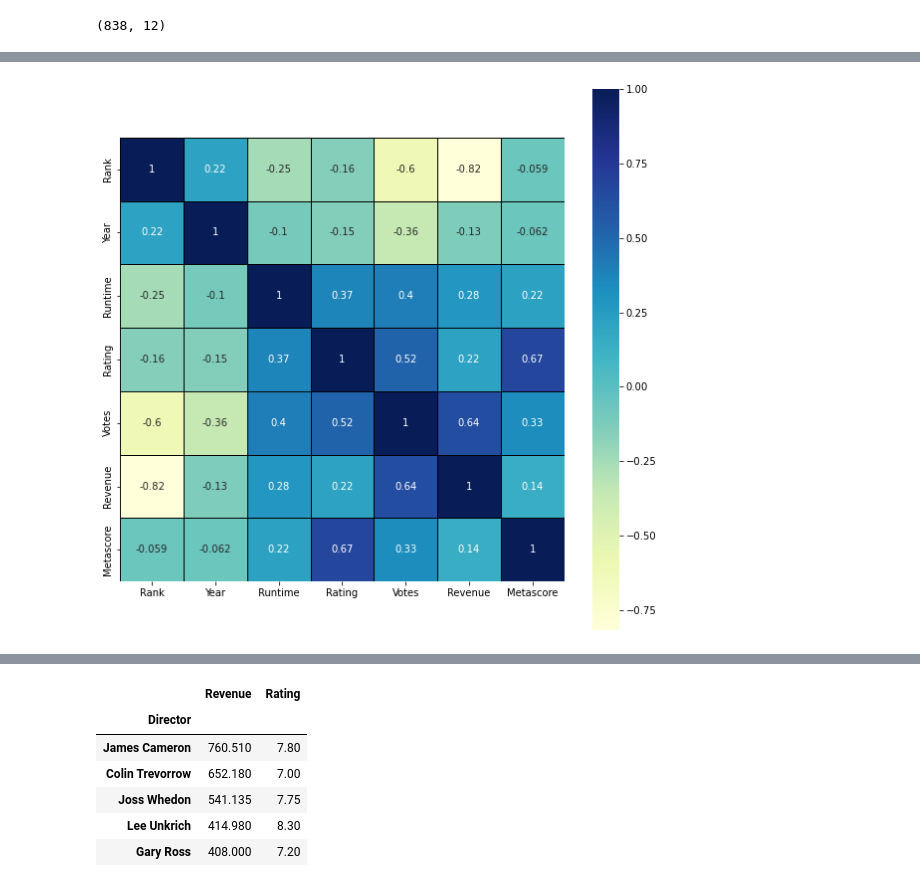
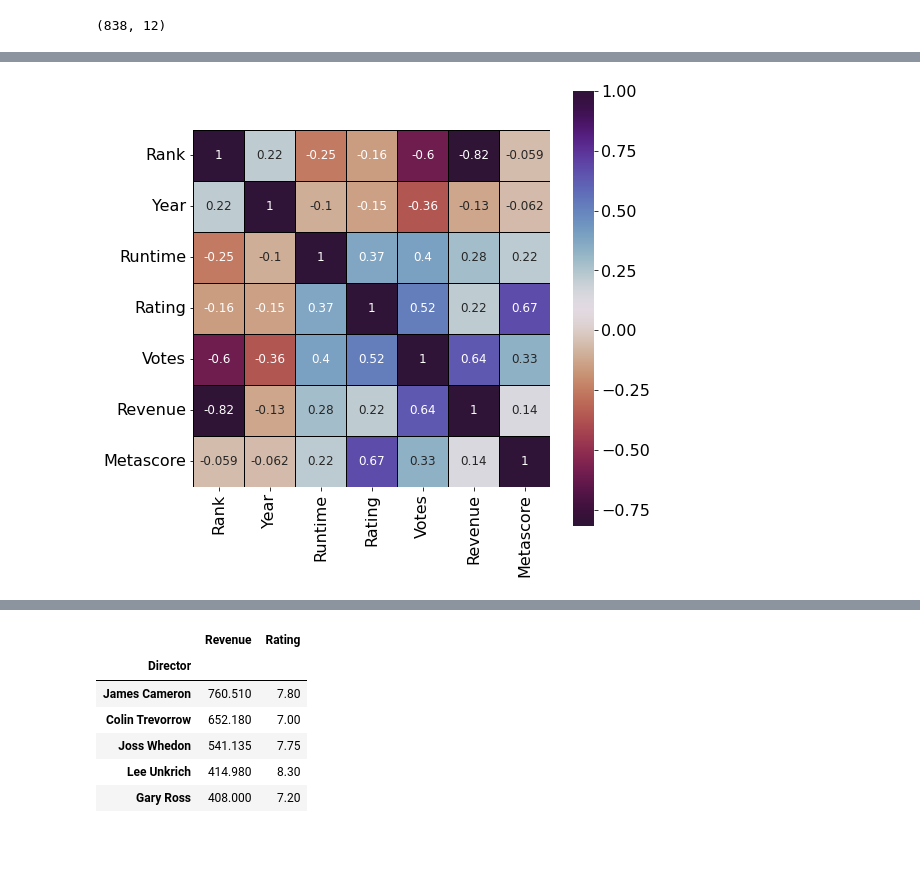
Before and after one commit to Misperia/FDS_project_2023, a Jupyter notebook: notebook.ipynb, the cells around one changed output, grey strips where cells are left out. Drawn from its saved outputs; the diff is of its cells as text; code cells hidden in the pictures; blank space fills up the shorter version.

```diff
--- a/notebook.ipynb
+++ b/notebook.ipynb
@@ -132,11 +144,14 @@ sns.lmplot(x='Rating',y='Revenue',data=df_rm_null)
 # %%
 #plot a heatmap to see the correlation between the variables
-plt.figure(figsize=(10,10))
-sns.heatmap(df_rm_null.corr(method='pearson'),annot=True,linewidths=1,linecolor='black',square=True, cmap="YlGnBu")
+#make text bigger
+plt.rcParams['font.size'] = 12
+
+plt.figure(figsize=(8,8))
+sns.heatmap(df_rm_null.corr(method='pearson'),annot=True,linewidths=1,linecolor='black',square=True, cmap="twilight_shifted_r")
 
 plt.show()
 # %% [output]
-[figure, old version]
+[figure, new version]
 # %%
 df_rm_null.head(10)
 # %% [output]
```
Also changed, not shown: parts of 37 cells of this notebook, 1 other file.
